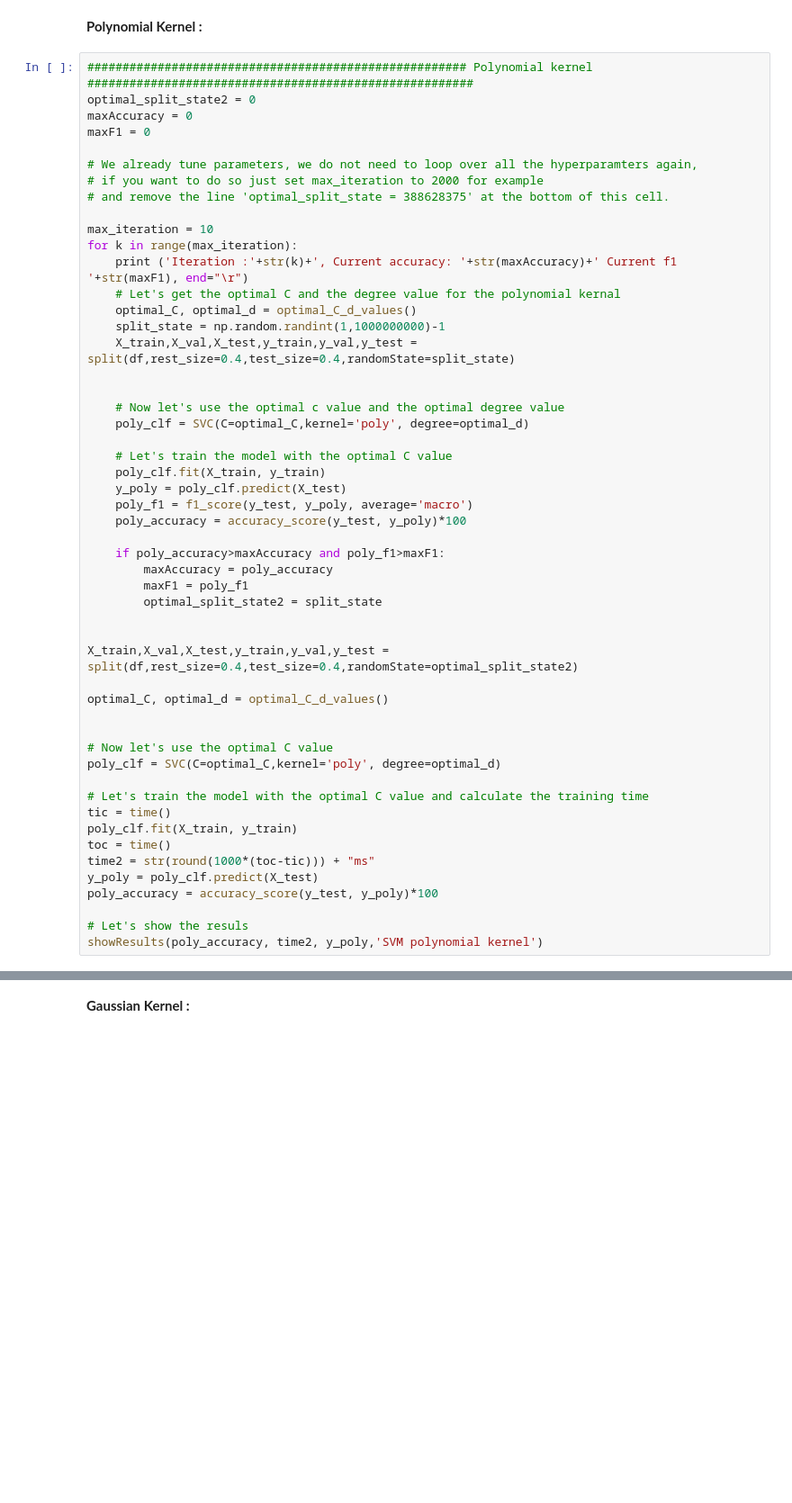
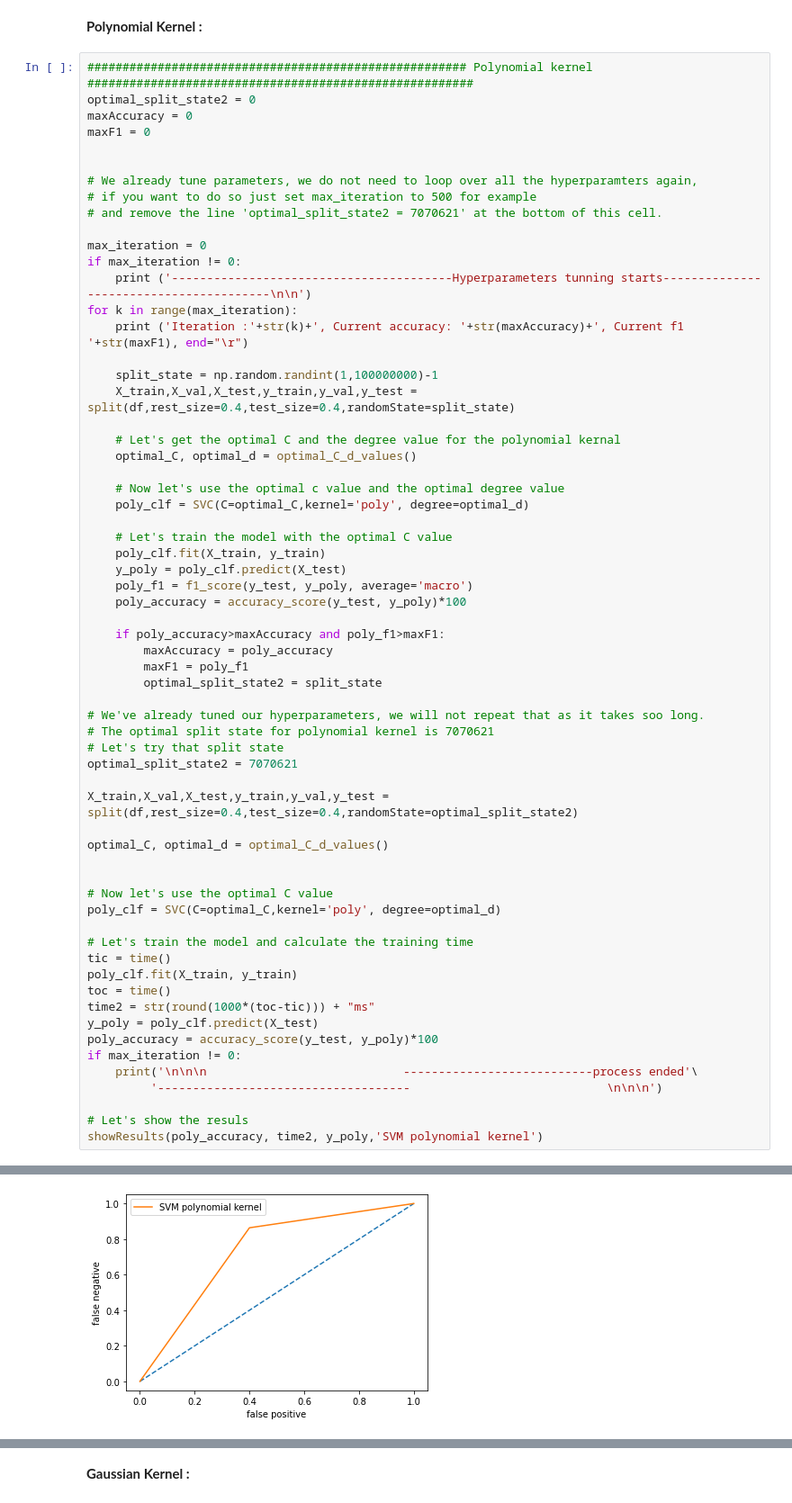
Before and after one commit to mohammedAljadd/students-performance-prediction, a Jupyter notebook: code.ipynb, the cells around one changed output, grey strips where cells are left out. Shown: that part at 90% size. Drawn from its saved outputs; the diff is of its cells as text; blank space fills up the shorter version.

```diff
--- a/code.ipynb
+++ b/code.ipynb
@@ -1263,18 +1279,22 @@ optimal_split_state2 = 0
 maxAccuracy = 0
 maxF1 = 0
 
+
 # We already tune parameters, we do not need to loop over all the hyperparamters again,
-# if you want to do so just set max_iteration to 2000 for example
-# and remove the line 'optimal_split_state = 388628375' at the bottom of this cell.
+# if you want to do so just set max_iteration to 500 for example
+# and remove the line 'optimal_split_state2 = 7070621' at the bottom of this cell.
 
-max_iteration = 10
+max_iteration = 0
+if max_iteration != 0:
+    print ('----------------------------------------Hyperparameters tunning starts----------------------------------------\n\n')
 for k in range(max_iteration):
-    print ('Iteration :'+str(k)+', Current accuracy: '+str(maxAccuracy)+' Current f1 '+str(maxF1), end="\r")
+    print ('Iteration :'+str(k)+', Current accuracy: '+str(maxAccuracy)+', Current f1 '+str(maxF1), end="\r")
+
+    split_state = np.random.randint(1,100000000)-1
+    X_train,X_val,X_test,y_train,y_val,y_test = split(df,rest_size=0.4,test_size=0.4,randomState=split_state)
+
     # Let's get the optimal C and the degree value for the polynomial kernal
     optimal_C, optimal_d = optimal_C_d_values()
-    split_state = np.random.randint(1,1000000000)-1
-    X_train,X_val,X_test,y_train,y_val,y_test = split(df,rest_size=0.4,test_size=0.4,randomState=split_state)
-
 
     # Now let's use the optimal c value and the optimal degree value
     poly_clf = SVC(C=optimal_C,kernel='poly', degree=optimal_d)
@@ -1290,6 +1310,10 @@ for k in range(max_iteration):
         maxF1 = poly_f1
         optimal_split_state2 = split_state
 
+# We've already tuned our hyperparameters, we will not repeat that as it takes soo long.
+# The optimal split state for polynomial kernel is 7070621
+# Let's try that split state
+optimal_split_state2 = 7070621
 
 X_train,X_val,X_test,y_train,y_val,y_test = split(df,rest_size=0.4,test_size=0.4,randomState=optimal_split_state2)
 
@@ -1299,13 +1323,16 @@ optimal_C, optimal_d = optimal_C_d_values()
 # Now let's use the optimal C value
 poly_clf = SVC(C=optimal_C,kernel='poly', degree=optimal_d)
 
-# Let's train the model with the optimal C value and calculate the training time
+# Let's train the model and calculate the training time
 tic = time()
 poly_clf.fit(X_train, y_train)
 toc = time()
 time2 = str(round(1000*(toc-tic))) + "ms"
 y_poly = poly_clf.predict(X_test)
 poly_accuracy = accuracy_score(y_test, y_poly)*100
+if max_iteration != 0:
+    print('\n\n\n                            ---------------------------process ended'\
+         '------------------------------------                            \n\n\n')
 
 # Let's show the resuls
 showResults(poly_accuracy, time2, y_poly,'SVM polynomial kernel')
@@ -1314,0 +1343 @@ Iteration :9, Current accuracy: 71.875 Current f1 0.66315789473684215
+[figure, added]
```
Also changed, not shown: parts of 8 cells of this notebook.
